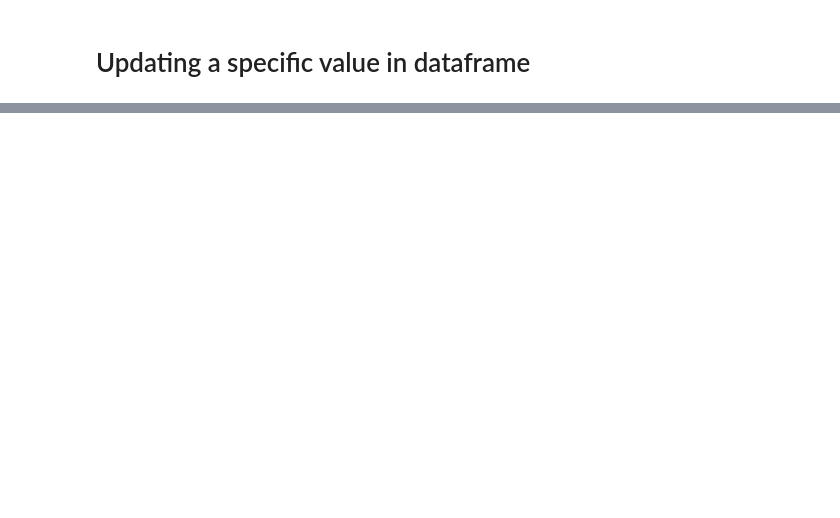
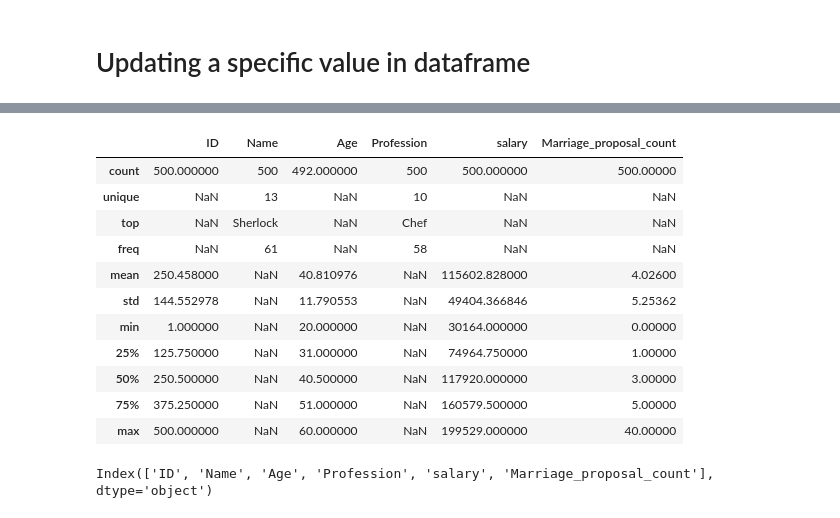
Before and after one commit to puneet-cs/DA19_Pandas_Numpy_Matplotlib_Seaborn, a Jupyter notebook: DA19_pandas.ipynb, the cells around one changed output, grey strips where cells are left out. Drawn from its saved outputs; the diff is of its cells as text; code cells hidden in the pictures; blank space fills up the shorter version.

```diff
--- a/DA19_pandas.ipynb
+++ b/DA19_pandas.ipynb
@@ -504,0 +493,3 @@ df
+# %%
+df = pd.read_excel("Excel_data.xlsx")
+df
@@ -504,0 +521,4 @@ df
+# %%
+# convert data type
+df['Name'] = df['Name'].astype("string")
+df.dtypes
@@ -504,0 +600,16 @@ df
+# %%
+# Statistical summary : describe()
+df.describe(include = 'all')
+# %% [output]
+|  | ID | Name | Age | Profession | salary | Marriage_proposal_count |
+| count | 500.000000 | 500 | 492.000000 | 500 | 500.000000 | 500.00000 |
+| unique | NaN | 13 | NaN | 10 | NaN | NaN |
+| top | NaN | Sherlock | NaN | Chef | NaN | NaN |
+| freq | NaN | 61 | NaN | 58 | NaN | NaN |
+| mean | 250.458000 | NaN | 40.810976 | NaN | 115602.828000 | 4.02600 |
+| std | 144.552978 | NaN | 11.790553 | NaN | 49404.366846 | 5.25362 |
+| min | 1.000000 | NaN | 20.000000 | NaN | 30164.000000 | 0.00000 |
+| 25% | 125.750000 | NaN | 31.000000 | NaN | 74964.750000 | 1.00000 |
+| 50% | 250.500000 | NaN | 40.500000 | NaN | 117920.000000 | 3.00000 |
+| 75% | 375.250000 | NaN | 51.000000 | NaN | 160579.500000 | 5.00000 |
+| max | 500.000000 | NaN | 60.000000 | NaN | 199529.000000 | 40.00000 |
@@ -504,0 +618,4 @@ df
+# %%
+df.columns
+# %% [output]
+Index(['ID', 'Name', 'Age', 'Profession', 'salary', 'Marriage_proposal_count'], dtype='object')
```
Also changed, not shown: parts of 72 cells of this notebook.
